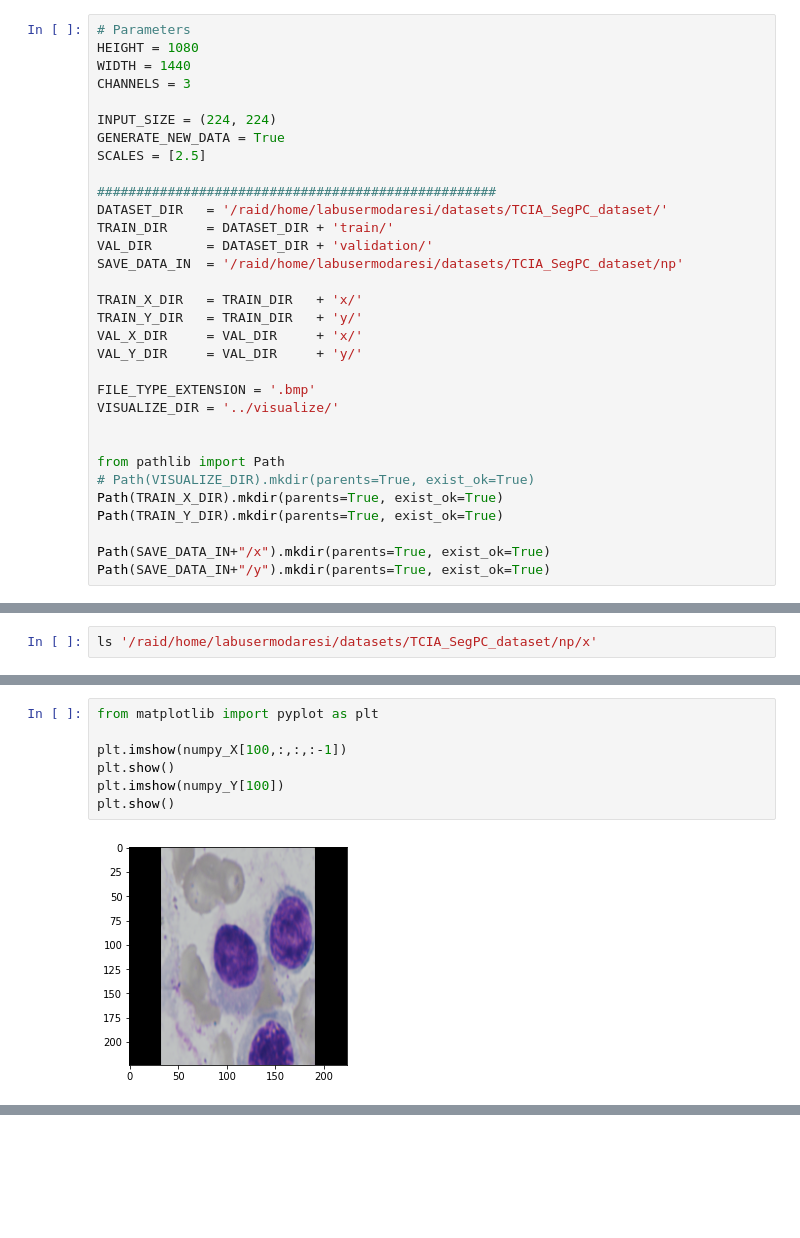
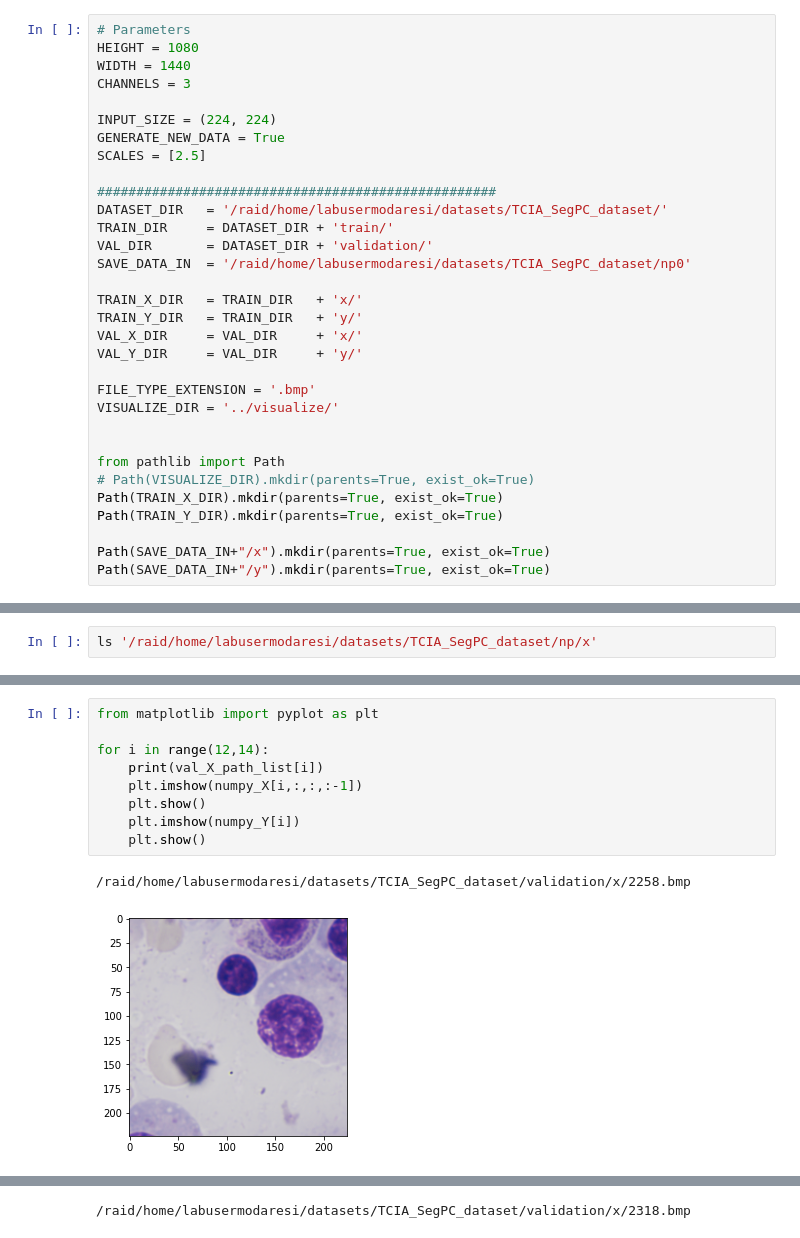
Before and after one commit to modaresimr/Awesome-U-Net, a Jupyter notebook: datasets/prepare_segpc.ipynb, the cells around one changed output, grey strips where cells are left out. Saved outputs shown, nothing was run; the diff lists cells and outputs as text; blank space fills up the shorter version.

```diff
--- a/datasets/prepare_segpc.ipynb
+++ b/datasets/prepare_segpc.ipynb
@@ -32,7 +32,7 @@ SCALES = [2.5]
 DATASET_DIR   = '/raid/home/labusermodaresi/datasets/TCIA_SegPC_dataset/'
 TRAIN_DIR     = DATASET_DIR + 'train/'
 VAL_DIR       = DATASET_DIR + 'validation/'
-SAVE_DATA_IN  = '/raid/home/labusermodaresi/datasets/TCIA_SegPC_dataset/np'
+SAVE_DATA_IN  = '/raid/home/labusermodaresi/datasets/TCIA_SegPC_dataset/np0'
 
 TRAIN_X_DIR   = TRAIN_DIR   + 'x/'
 TRAIN_Y_DIR   = TRAIN_DIR   + 'y/'
@@ -396,9 +468,12 @@ numpy_X.shape
 # %%
 from matplotlib import pyplot as plt
 
-plt.imshow(numpy_X[100,:,:,:-1])
-plt.show()
-plt.imshow(numpy_Y[100])
-plt.show()
+for i in range(12,14):
+    print(val_X_path_list[i])
+    plt.imshow(numpy_X[i,:,:,:-1])
+    plt.show()
+    plt.imshow(numpy_Y[i])
+    plt.show()
 # %% [output]
+/raid/home/labusermodaresi/datasets/TCIA_SegPC_dataset/validation/x/2258.bmp
-[figure, old version]
+[figure, new version]
@@ -405,0 +481 @@ plt.show()
+/raid/home/labusermodaresi/datasets/TCIA_SegPC_dataset/validation/x/2318.bmp
```
Also changed, not shown: parts of 9 cells of this notebook, 58 other files.
